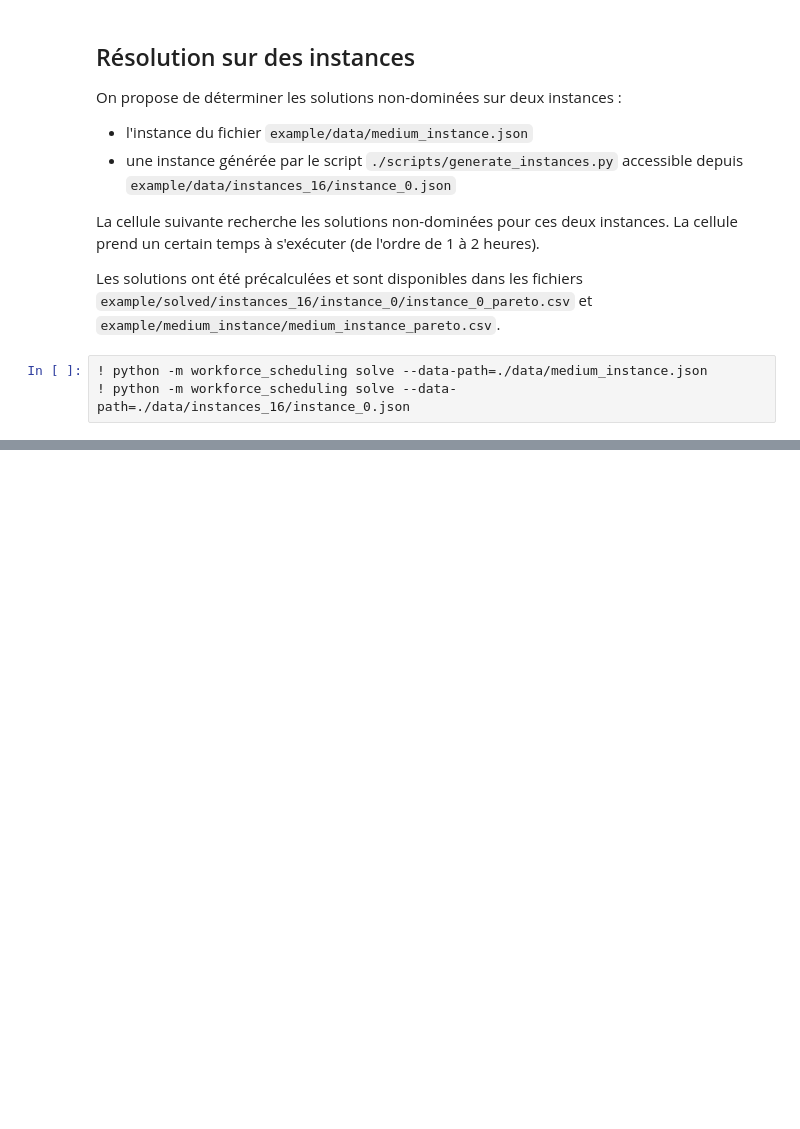
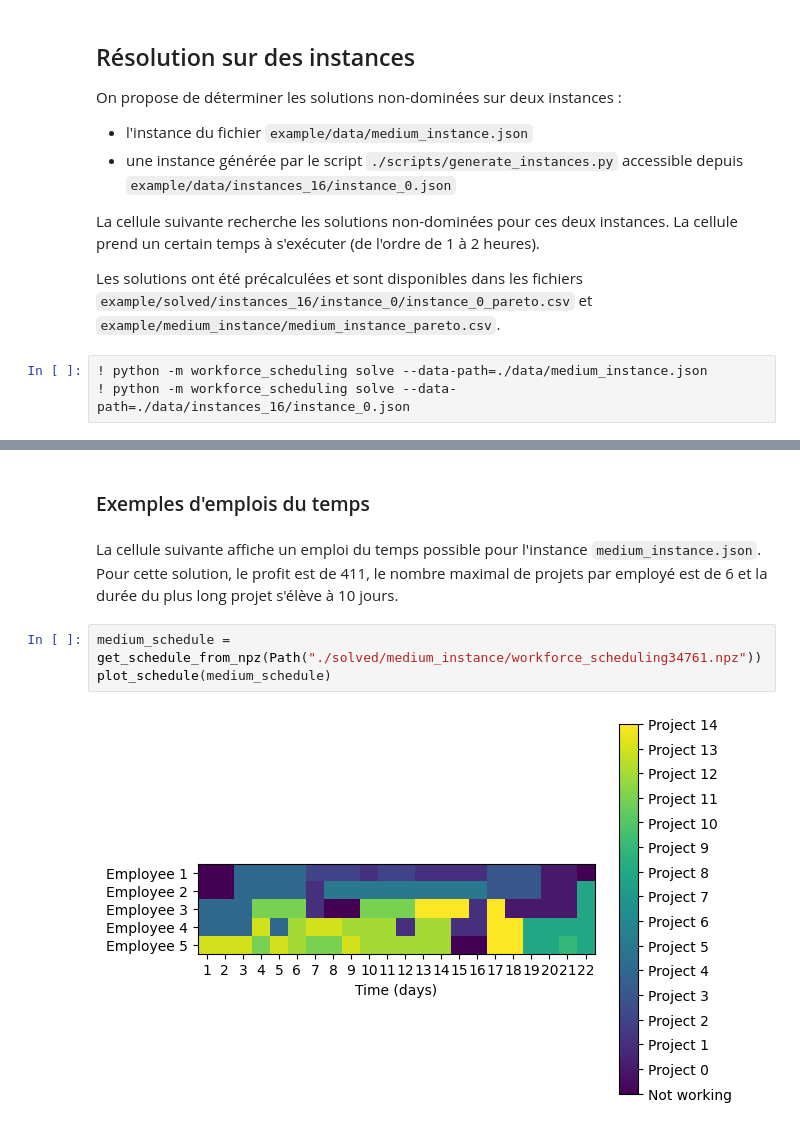
Before and after one commit to noblotni/workforce_scheduling, a Jupyter notebook: example/demo._workforce_scheduling.ipynb, the cells around one changed output, grey strips where cells are left out. Cells and saved outputs as stored; diff of their text form; blank space fills up the shorter version.

```diff
--- a/example/demo._workforce_scheduling.ipynb
+++ b/example/demo._workforce_scheduling.ipynb
@@ -31,0 +50,9 @@ Les solutions ont été précalculées et sont disponibles dans les fichiers `ex
+# %% [markdown]
+### Exemples d'emplois du temps
+# %% [markdown]
+La cellule suivante affiche un emploi du temps possible pour l'instance `medium_instance.json`. Pour cette solution, le profit est de 411, le nombre maximal de projets par employé est de 6 et la durée du plus long projet s'élève à 10 jours.
+# %%
+medium_schedule = get_schedule_from_npz(Path("./solved/medium_instance/workforce_scheduling34761.npz"))
+plot_schedule(medium_schedule)
+# %% [output]
+[figure, added]
```
Also changed, not shown: parts of 8 cells of this notebook, 3 other files.
